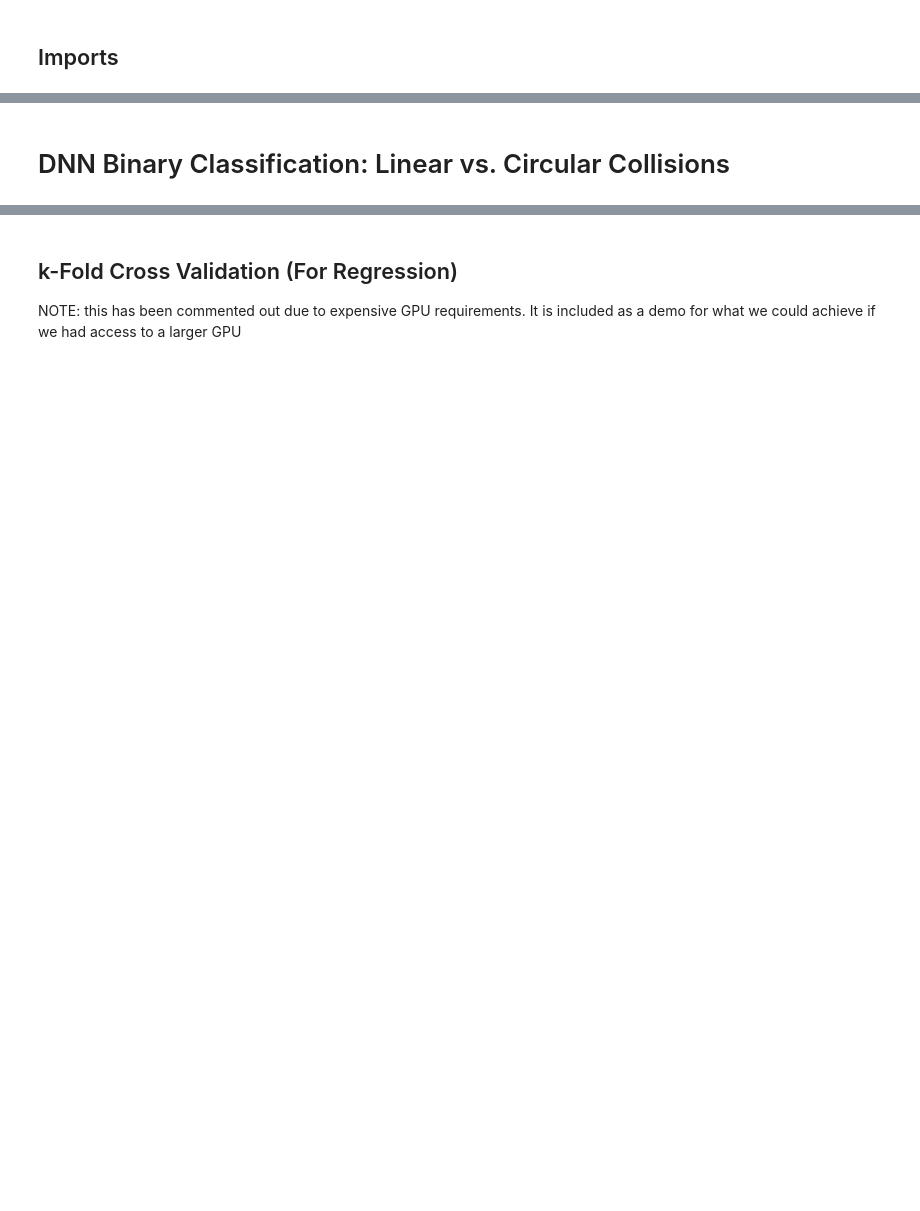
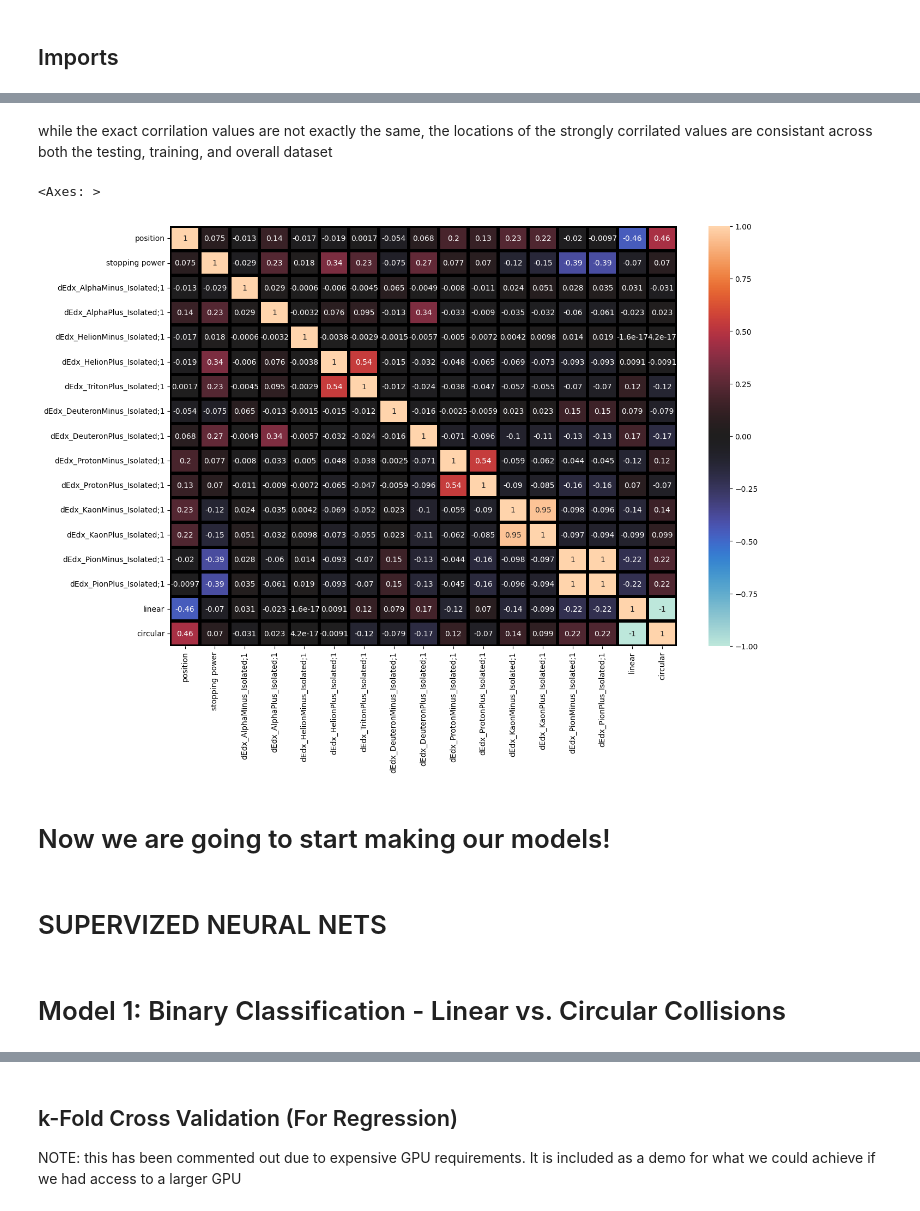
Before and after one commit to DaveStutler/G9, a Jupyter notebook: TEAM_FRIENDSHIP_PARTICLES_WOOOOO.ipynb, the cells around one changed output, grey strips where cells are left out. Saved outputs shown, nothing was run; the diff lists cells and outputs as text; code cells hidden in the pictures; blank space fills up the shorter version.

```diff
--- a/TEAM_FRIENDSHIP_PARTICLES_WOOOOO.ipynb
+++ b/TEAM_FRIENDSHIP_PARTICLES_WOOOOO.ipynb
@@ -499,5 +137,20 @@ y_test = pd.read_csv('/content/y_test.csv')
+# %% [markdown]
+while the exact corrilation values are not exactly the same, the locations of the strongly corrilated values are consistant across both the testing, training, and overall dataset
+# %%
+# validation data
+plt.rcParams['figure.figsize'] = (15.0, 10.0)
+sns.heatmap(norm_val.corr(), annot = True, vmin = -1, vmax = 1, center = 0, linewidth= 3, linecolor = 'black', )
+
+#also a good representation
+# %% [output]
+<Axes: >
+[figure, added]
+# %% [markdown]
+# Now we are going to start making our models!
+# %% [markdown]
+# SUPERVIZED NEURAL NETS
 # %% [markdown]
-# DNN Binary Classification: Linear vs. Circular Collisions
+# Model 1: Binary Classification - Linear vs. Circular Collisions
 # %%
 # installations and imports
 
```
Also changed, not shown: parts of 85 cells of this notebook.
